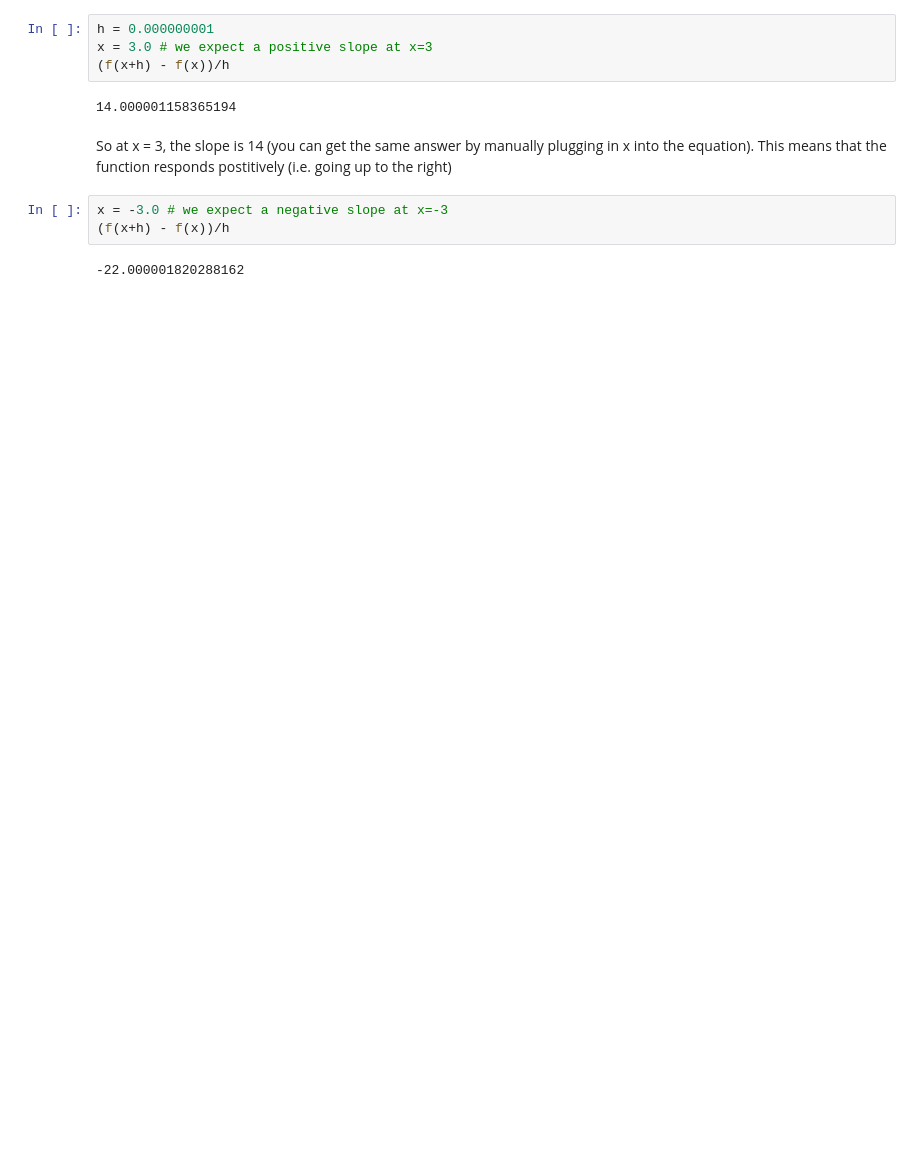
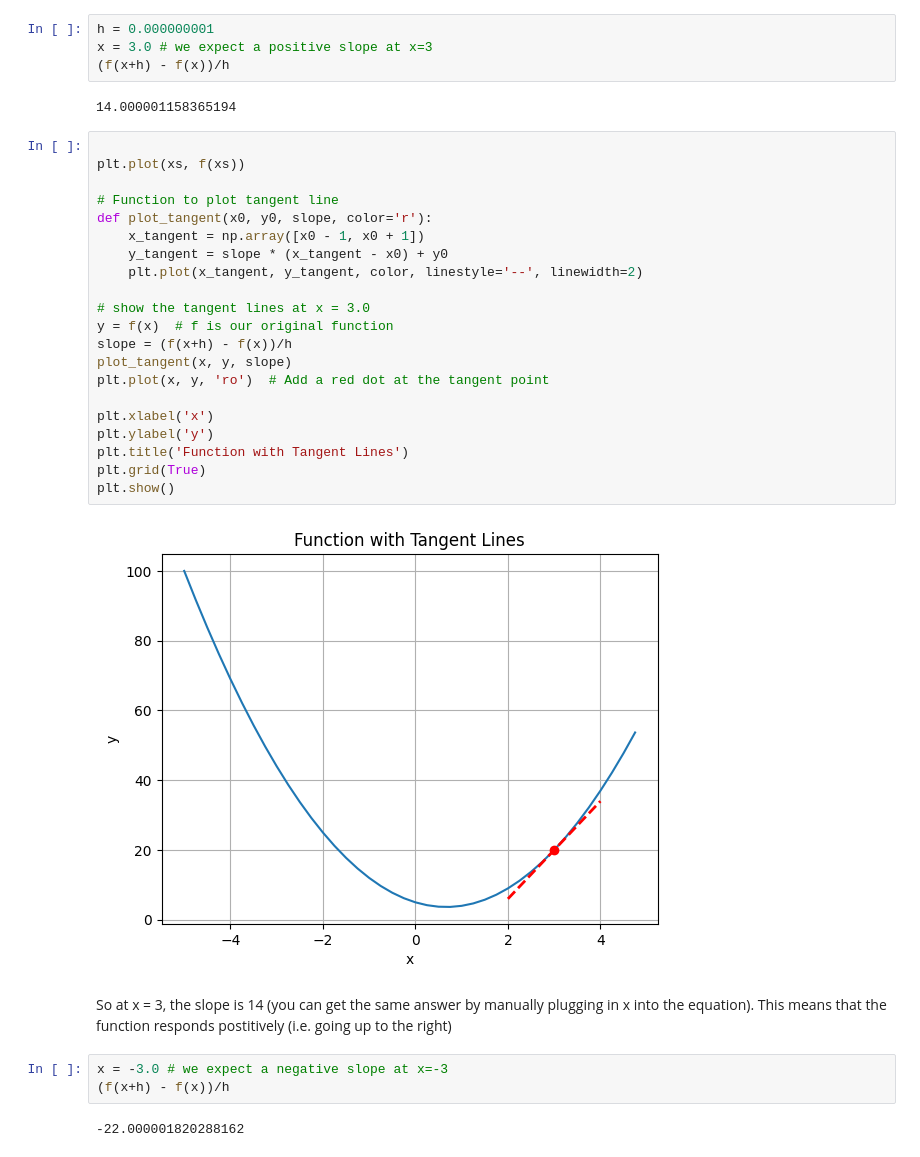
Before and after one commit to prashantnayak-edu/zero-to-ai, a Jupyter notebook: notes/nn-forward-backprop.ipynb, the cells around one changed output. Cells and saved outputs as stored; diff of their text form; blank space fills up the shorter version.

```diff
--- a/notes/nn-forward-backprop.ipynb
+++ b/notes/nn-forward-backprop.ipynb
@@ -66,6 +77,29 @@ x = 3.0 # we expect a positive slope at x=3
 (f(x+h) - f(x))/h
 # %% [output]
 14.000001158365194
+# %%
+
+plt.plot(xs, f(xs))
+
+# Function to plot tangent line
+def plot_tangent(x0, y0, slope, color='r'):
+    x_tangent = np.array([x0 - 1, x0 + 1])
+    y_tangent = slope * (x_tangent - x0) + y0
+    plt.plot(x_tangent, y_tangent, color, linestyle='--', linewidth=2)
+
+# show the tangent lines at x = 3.0
+y = f(x)  # f is our original function
+slope = (f(x+h) - f(x))/h
+plot_tangent(x, y, slope)
+plt.plot(x, y, 'ro')  # Add a red dot at the tangent point
+
+plt.xlabel('x')
+plt.ylabel('y')
+plt.title('Function with Tangent Lines')
+plt.grid(True)
+plt.show()
+# %% [output]
+[figure, added]
 # %% [markdown]
 So at x = 3, the slope is 14 (you can get the same answer by manually plugging in x into the equation).  This means that the function responds postitively (i.e. going up to the right)
 # %%
```
Also changed, not shown: parts of 17 cells of this notebook.
